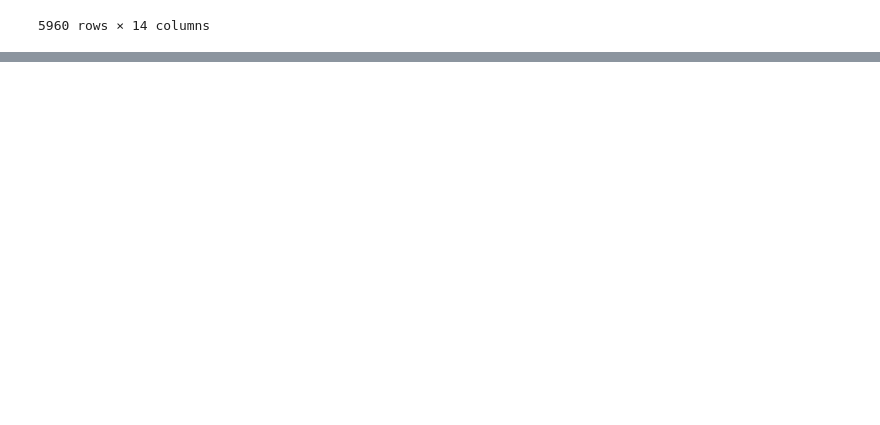
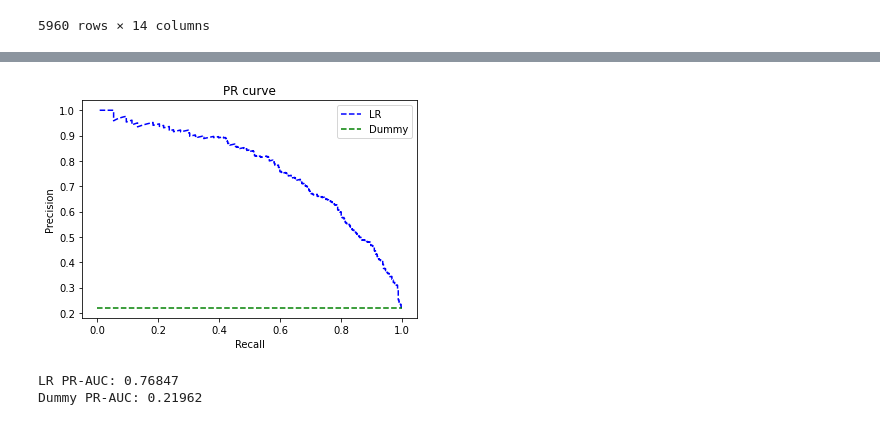
Before and after one commit to hellz-bellz/CREDIT_SCORING, a Jupyter notebook: notebooks/02-WoE-logreg.ipynb, the cells around one changed output, grey strips where cells are left out. Cells and saved outputs as stored; diff of their text form; code cells hidden in the pictures; blank space fills up the shorter version.

```diff
--- a/notebooks/02-WoE-logreg.ipynb
+++ b/notebooks/02-WoE-logreg.ipynb
@@ -164,0 +220,19 @@ LogisticRegression(C=0.6401432893115276)
+# %%
+from sklearn.metrics import auc
+precision_lr, recall_lr, _ = precision_recall_curve(y_test, y_pred, pos_label=1)
+plt.plot(recall_lr, precision_lr, linestyle='--',color='blue', label='LR')
+dumb = len(y_test[y_test==1]) / len(y_test)
+plt.plot([0, 1], [dumb, dumb], linestyle='--',color='green', label='Dummy')
+
+plt.title('PR curve')
+plt.xlabel('Recall')
+plt.ylabel('Precision')
+
+plt.legend(loc='best')
+plt.show()
+print('LR PR-AUC: %.5f' % auc(recall_lr, precision_lr))
+print('Dummy PR-AUC: %.5f' % auc([0, 1], [dumb, dumb]))
+# %% [output]
+[figure, added]
+LR PR-AUC: 0.76847
+Dummy PR-AUC: 0.21962
```
Also changed, not shown: parts of 29 cells of this notebook, 4 other files.
